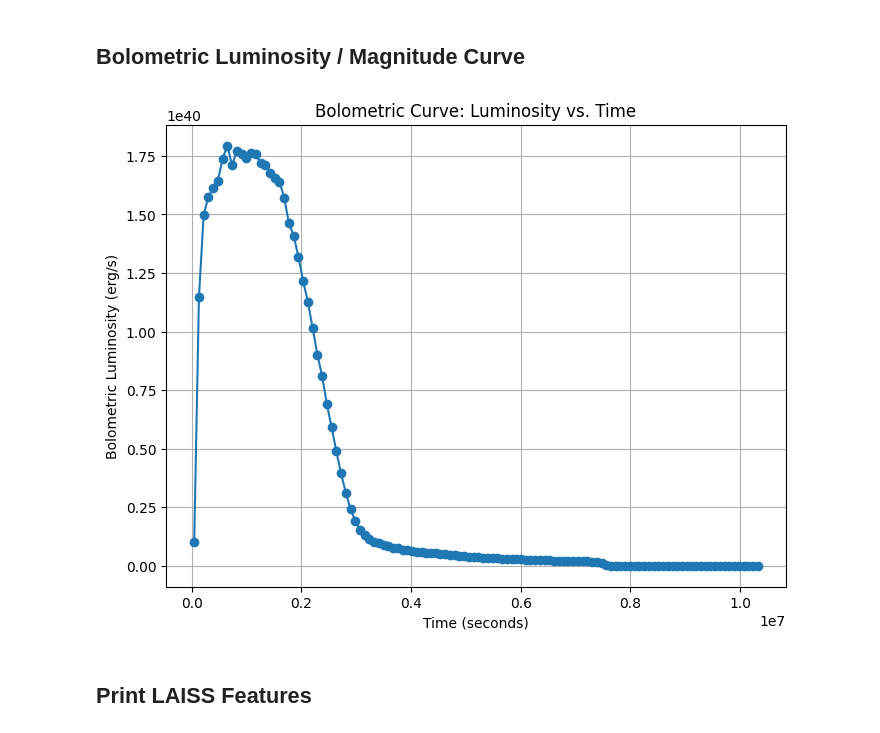
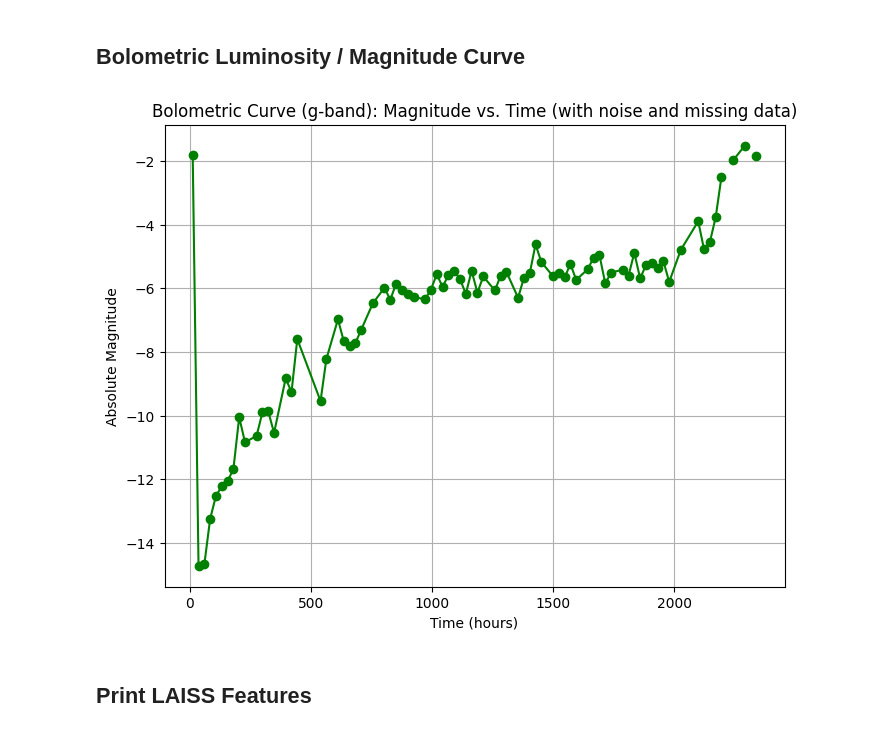
Before and after one commit to evan-reynolds/laiss_timedomainanomalies, a Jupyter notebook: notebooks/evan_research.ipynb, the cells around one changed output. Drawn from its saved outputs; the diff is of its cells as text; code cells hidden in the pictures.

Commit message:
added noise and bands to magnitude plotter

```diff
--- a/notebooks/evan_research.ipynb
+++ b/notebooks/evan_research.ipynb
@@ -146,50 +146,80 @@ https://alerce.online/object/ZTF21aaublej
 # %% [markdown]
 ## Bolometric Luminosity / Magnitude Curve
 # %%
-def plot_bolometric_curve(filename, magnitude=False):
+def plot_bolometric_curve(filename, magnitude=False, noise_stddev=0.2, drop_fraction=0.2, band=None):
     data = np.loadtxt(filename, skiprows=1)
 
     # Extract columns for time, wavelength, and luminosity density
     times = data[:, 0]
     wavelengths = data[:, 1]
     llam = data[:, 2]
+
+    # Define the wavelength ranges for ZTF-g and ZTF-r bands
+    band_ranges = {
+        "g": (3676.00, 5613.82),
+        "r": (5497.60, 7394.40)
+    }
+
+    if band in band_ranges:
+        # Filter data for the specified band
+        band_min, band_max = band_ranges[band]
+        mask = (wavelengths >= band_min) & (wavelengths <= band_max)
+        times = times[mask]
+        wavelengths = wavelengths[mask]
+        llam = llam[mask]
 
     unique_times = np.unique(times)
 
     # Sum luminosity density over wavelengths for each time step
     bolometric_luminosity = []
     for time in unique_times:
         total_luminosity = llam[times == time].sum()
         bolometric_luminosity.append(total_luminosity)
 
     # If magnitude=True, convert bolometric luminosity to absolute magnitude
     if magnitude:
         L0 = 3.828e33  # Reference luminosity (erg/s)
         bolometric_magnitude = [-2.5 * np.log10(L / L0) for L in bolometric_luminosity]
 
+        # Add Gaussian noise
+        bolometric_magnitude = np.array(bolometric_magnitude)
+        noise = np.random.normal(0, noise_stddev, size=bolometric_magnitude.shape)
+        bolometric_magnitude += noise
+
+        # Randomly drop some data points
+        num_points_to_drop = int(len(bolometric_magnitude) * drop_fraction)
+        drop_indices = np.random.choice(len(bolometric_magnitude), num_points_to_drop, replace=False)
+        bolometric_magnitude = np.delete(bolometric_magnitude, drop_indices)
+        unique_times = np.delete(unique_times, drop_indices)
+
+    # Convert time from seconds to hours
+    unique_times = unique_times / 3600.0
+
     plt.figure(figsize=(8, 6))
 
+    color = 'green' if band == 'g' else 'red' if band == 'r' else 'blue'
+
     if magnitude:
-        plt.plot(unique_times, bolometric_magnitude, marker='o', linestyle='-')
+        plt.plot(unique_times, bolometric_magnitude, marker='o', linestyle='-', color=color)
         plt.ylabel('Absolute Magnitude')
-        plt.title('Bolometric Curve: Magnitude vs. Time')
+        plt.title(f'Bolometric Curve ({band}-band): Magnitude vs. Time (with noise and missing data)')
     else:
-        plt.plot(unique_times, bolometric_luminosity, marker='o', linestyle='-')
-        plt.ylabel('Bolometric Luminosity (erg/s)')
-        plt.title('Bolometric Curve: Luminosity vs. Time')
+        plt.plot(unique_times, bolometric_luminosity, marker='o', linestyle='-', color=color)
+        plt.ylabel(f'{band}-band Luminosity (erg/s)')
+        plt.title(f'Bolometric Curve ({band}-band): Luminosity vs. Time')
 
-    plt.xlabel('Time (seconds)')
+    plt.xlabel('Time (hours)')
     plt.grid(True)
     plt.show()
 
     if magnitude:
         return np.array(bolometric_magnitude)
     else:
         return np.array(bolometric_luminosity)
 
-bolometric_curve = plot_bolometric_curve("../data/sed_m60.0_mrp5.57_m560.000.dat", magnitude=False)
+bolometric_curve = plot_bolometric_curve("../data/sed_m60.0_mrp5.57_m560.000.dat", magnitude=True, band="g")
 # %% [output]
-[figure, old version]
+[figure, new version]
 # %% [markdown]
 ## Print LAISS Features
 # %%
```
Also changed, not shown: parts of 2 cells of this notebook.
